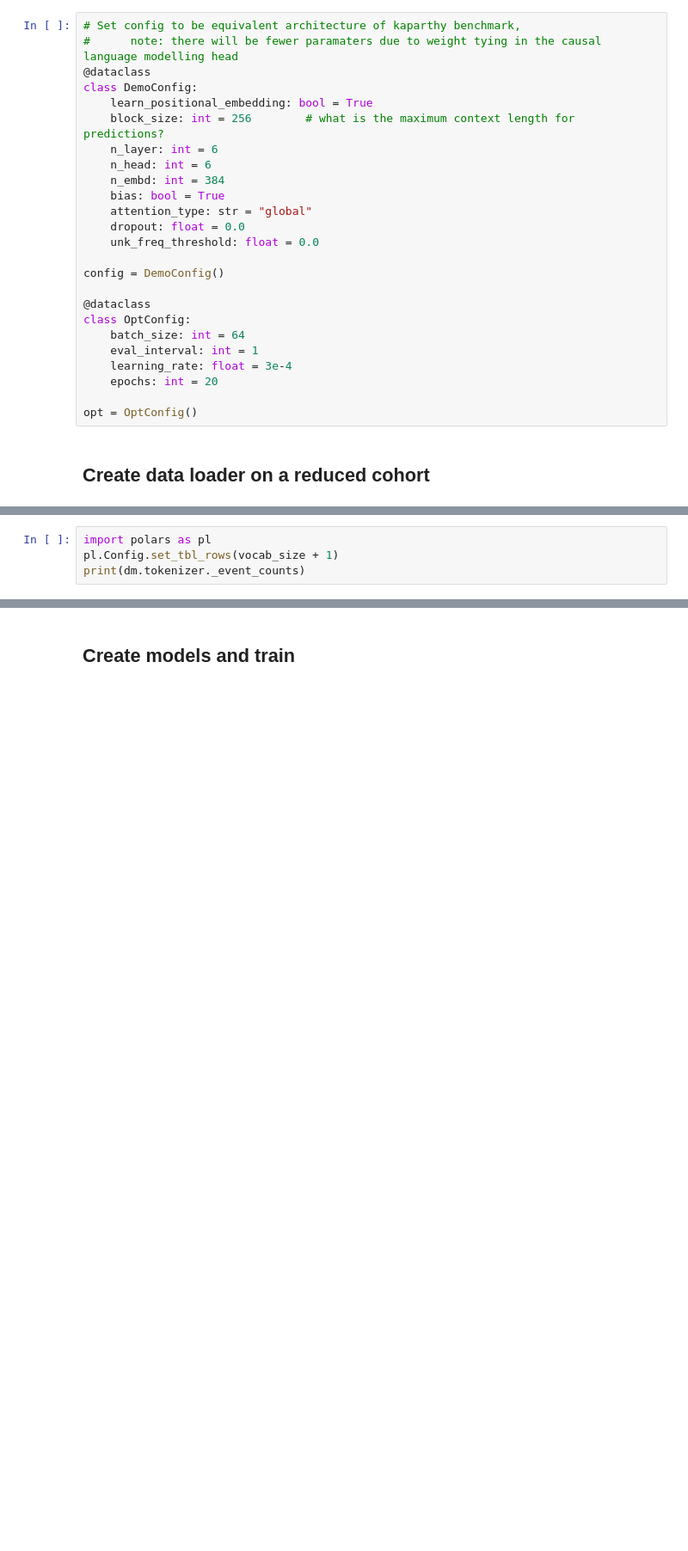
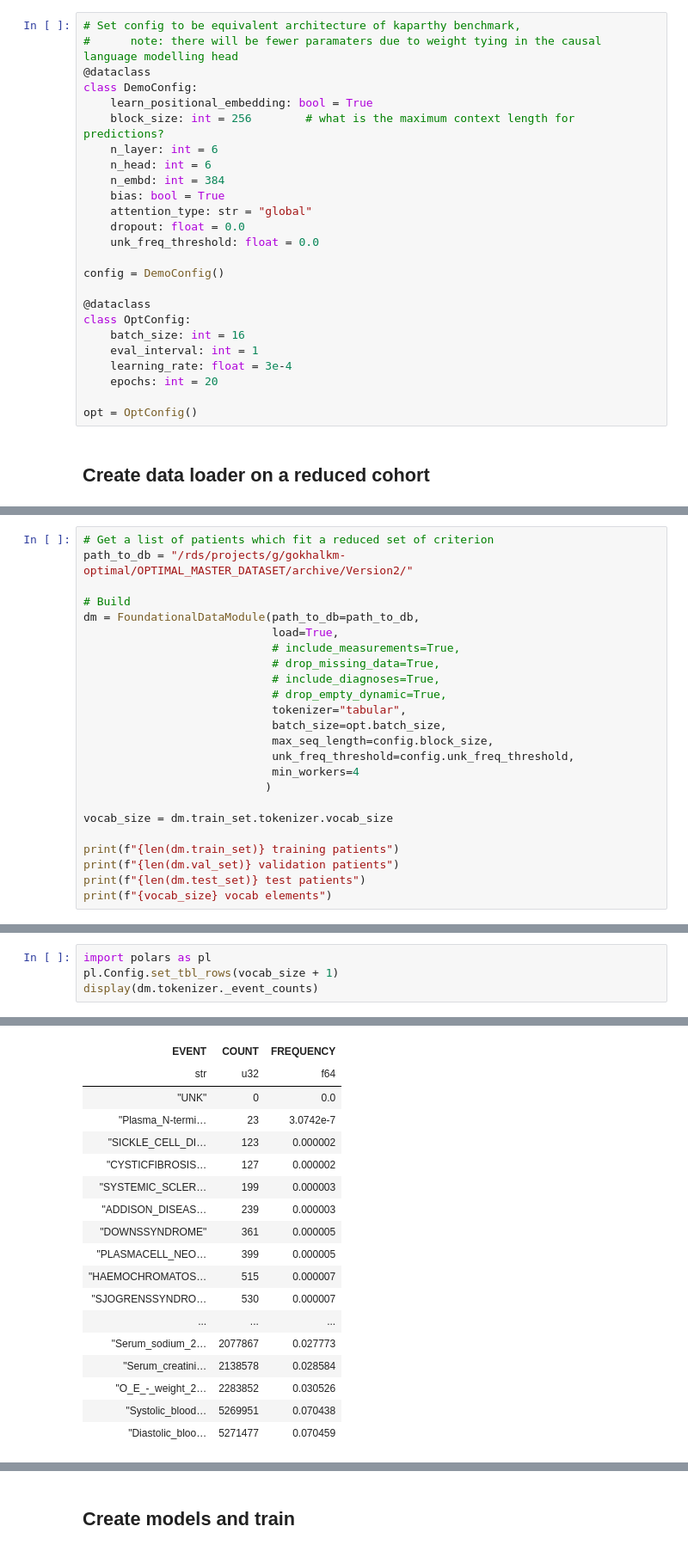
Before and after one commit to cwlgadd/SurvivEHR, a Jupyter notebook: examples/modelling/NLP/Transformer.ipynb, the cells around one changed output, grey strips where cells are left out. Shown at 86% size. Saved outputs shown, nothing was run; the diff lists cells and outputs as text; blank space fills up the shorter version.

Commit message:
upgrade data pipeline scaling to work on full data - still contains unoptimised SQL queries

```diff
--- a/examples/modelling/NLP/Transformer.ipynb
+++ b/examples/modelling/NLP/Transformer.ipynb
@@ -64,7 +67,7 @@ config = DemoConfig()
 
 @dataclass
 class OptConfig:
-    batch_size: int = 64
+    batch_size: int = 16
     eval_interval: int = 1
     learning_rate: float = 3e-4
     epochs: int = 20
@@ -114,0 +78,24 @@ INFO:root:Using non-tabular tokenizer
+# %%
+# Get a list of patients which fit a reduced set of criterion
+path_to_db = "/rds/projects/g/gokhalkm-optimal/OPTIMAL_MASTER_DATASET/archive/Version2/"
+
+# Build
+dm = FoundationalDataModule(path_to_db=path_to_db,
+                            load=True,
+                            # include_measurements=True,
+                            # drop_missing_data=True,
+                            # include_diagnoses=True,
+                            # drop_empty_dynamic=True,
+                            tokenizer="tabular",
+                            batch_size=opt.batch_size,
+                            max_seq_length=config.block_size,
+                            unk_freq_threshold=config.unk_freq_threshold,
+                            min_workers=4
+                           )
+
+vocab_size = dm.train_set.tokenizer.vocab_size
+
+print(f"{len(dm.train_set)} training patients")
+print(f"{len(dm.val_set)} validation patients")
+print(f"{len(dm.test_set)} test patients")
+print(f"{vocab_size} vocab elements")
@@ -115,5 +132,5 @@ INFO:root:Using non-tabular tokenizer
 # %%
 import polars as pl
 pl.Config.set_tbl_rows(vocab_size + 1)
-print(dm.tokenizer._event_counts)
+display(dm.tokenizer._event_counts)
 # %% [output]
@@ -136,0 +138,18 @@ shape: (89, 3)
+| EVENT | COUNT | FREQUENCY |
+| str | u32 | f64 |
+| "UNK" | 0 | 0.0 |
+| "Plasma_N-termi… | 23 | 3.0742e-7 |
+| "SICKLE_CELL_DI… | 123 | 0.000002 |
+| "CYSTICFIBROSIS… | 127 | 0.000002 |
+| "SYSTEMIC_SCLER… | 199 | 0.000003 |
+| "ADDISON_DISEAS… | 239 | 0.000003 |
+| "DOWNSSYNDROME" | 361 | 0.000005 |
+| "PLASMACELL_NEO… | 399 | 0.000005 |
+| "HAEMOCHROMATOS… | 515 | 0.000007 |
+| "SJOGRENSSYNDRO… | 530 | 0.000007 |
+| ... | ... | ... |
+| "Serum_sodium_2… | 2077867 | 0.027773 |
+| "Serum_creatini… | 2138578 | 0.028584 |
+| "O_E_-_weight_2… | 2283852 | 0.030526 |
+| "Systolic_blood… | 5269951 | 0.070438 |
+| "Diastolic_bloo… | 5271477 | 0.070459 |
```
Also changed, not shown: parts of 17 cells of this notebook, 32 other files.
